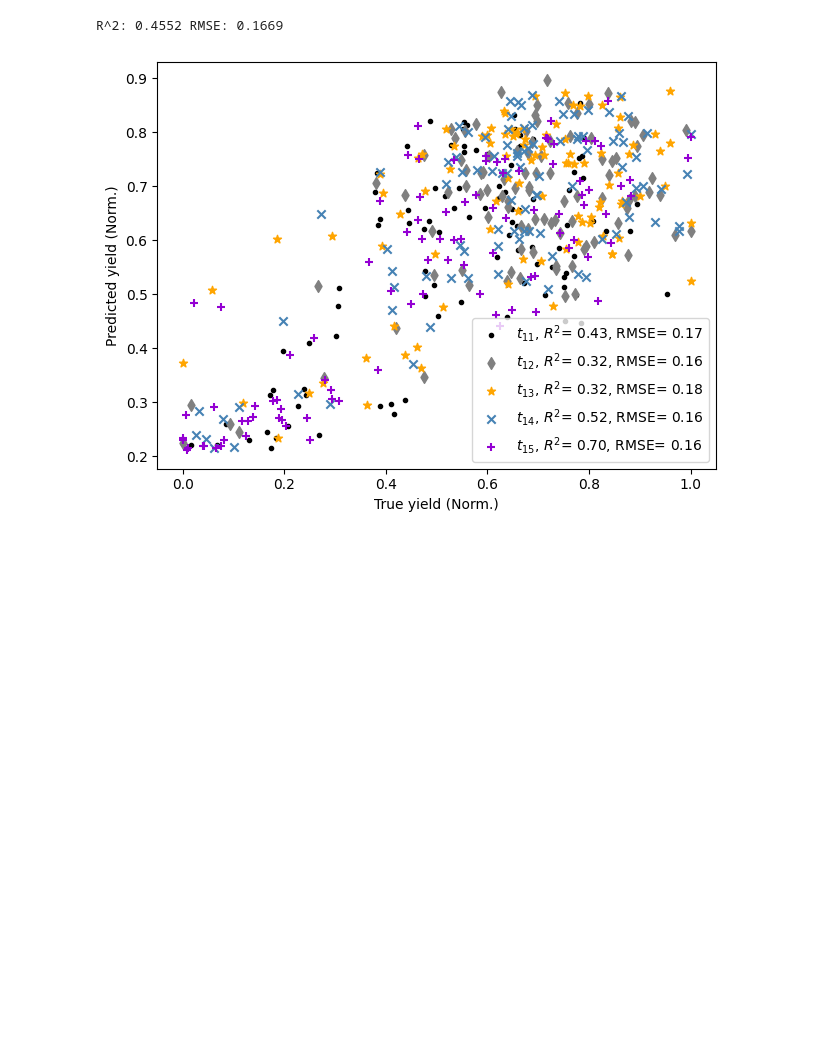
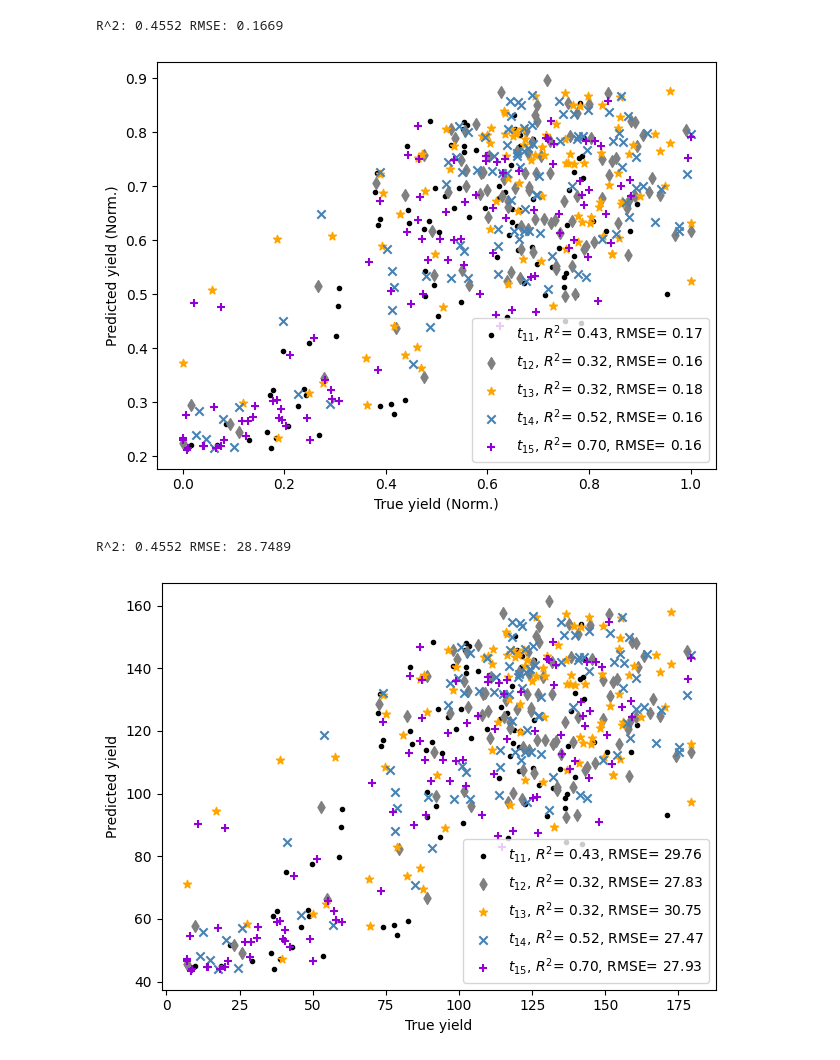
Before and after one commit to plant-ai-biophysics-lab/strawberry-yield-forecasting, a Jupyter notebook: experiments/test-main/original.ipynb, the cells around one changed output. Saved outputs shown, nothing was run; the diff lists cells and outputs as text; code cells hidden in the pictures; blank space fills up the shorter version.

```diff
--- a/experiments/test-main/original.ipynb
+++ b/experiments/test-main/original.ipynb
@@ -302,3 +302,62 @@ plt.show()
 # %% [output]
 R^2: 0.4552 RMSE: 0.1669
 [figure]
+# %%
+# Access the scaler
+y_scaler = dataset.y_scaler
+
+# Determine the number of expected features
+expected_features = y_scaler.min_.shape[0]
+
+# Pad true values and predictions
+true_values_padded = np.zeros((true_values.shape[0], expected_features))
+predictions_padded = np.zeros((predictions.shape[0], expected_features))
+
+# Assign the actual values to the appropriate column (e.g., first column)
+true_values_padded[:, 0] = true_values.flatten()
+predictions_padded[:, 0] = predictions.flatten()
+
+# Unnormalize and extract the relevant column
+true_values_unnormalized = y_scaler.inverse_transform(true_values_padded)[:, 0]
+predictions_unnormalized = y_scaler.inverse_transform(predictions_padded)[:, 0]
+
+# Reshape for evaluation
+true_values_reshaped_final = true_values_unnormalized.reshape(n_seq, -1)
+predictions_reshaped_final = predictions_unnormalized.reshape(n_seq, -1)
+
+scatter_marker = ['.','d','*','x','+','o','.','x','d','*']
+scatter_color = ['black','gray','orange','steelblue','darkviolet','blue','pink','blue','pink','coral']
+
+time_folds = [[4, 5, 6, 7, 8], [11, 12, 13, 14, 15]]
+
+plt.figure()
+r2_list = []
+rmse_list = []
+
+for time in range(n_seq):
+    slope, intercept, r_value, p_value, std_err = linregress(
+        true_values_reshaped_final[time, :], predictions_reshaped_final[time, :]
+    )
+    r2 = r_value ** 2
+    rmse = np.sqrt(mean_squared_error(
+        true_values_reshaped_final[time], predictions_reshaped_final[time]
+    ))
+
+    label = str(time_folds[k_fold-1][time])
+    plt.scatter(
+        true_values_reshaped_final[time, :], predictions_reshaped_final[time, :],
+        marker=scatter_marker[time], color=scatter_color[time],
+        label=f'$t_{{{label}}}$, $R^2$= {r2:.2f}, RMSE= {rmse:.2f}'
+    )
+    r2_list.append(r2)
+    rmse_list.append(rmse)
+
+print(f"R^2: {np.mean(r2_list):.4f}", f"RMSE: {np.mean(rmse_list):.4f}")
+plt.xlabel('True yield')
+plt.ylabel('Predicted yield')
+plt.legend()
+plt.tight_layout()
+plt.show()
+# %% [output]
+R^2: 0.4552 RMSE: 28.7489
+[figure, added]
```
Also changed, not shown: 5 other files.
